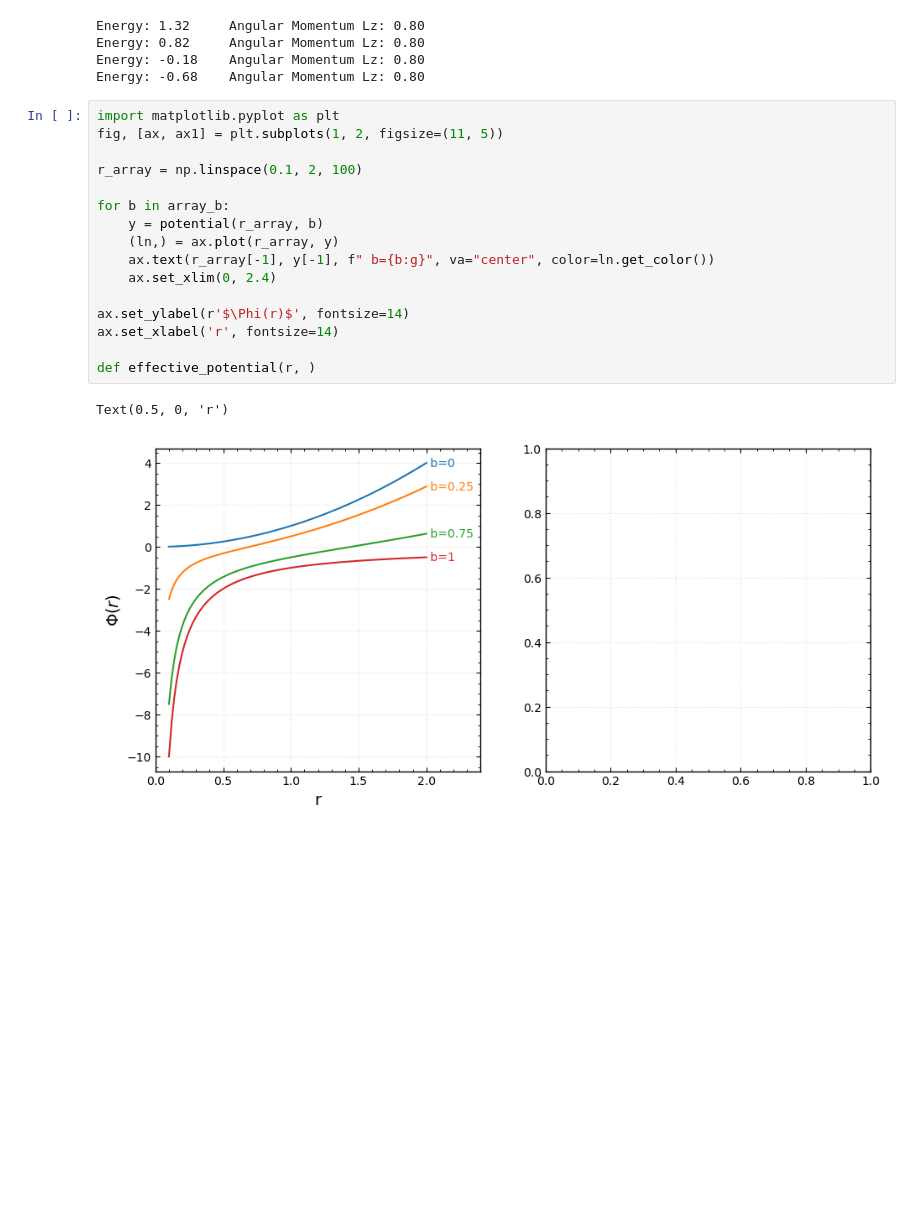
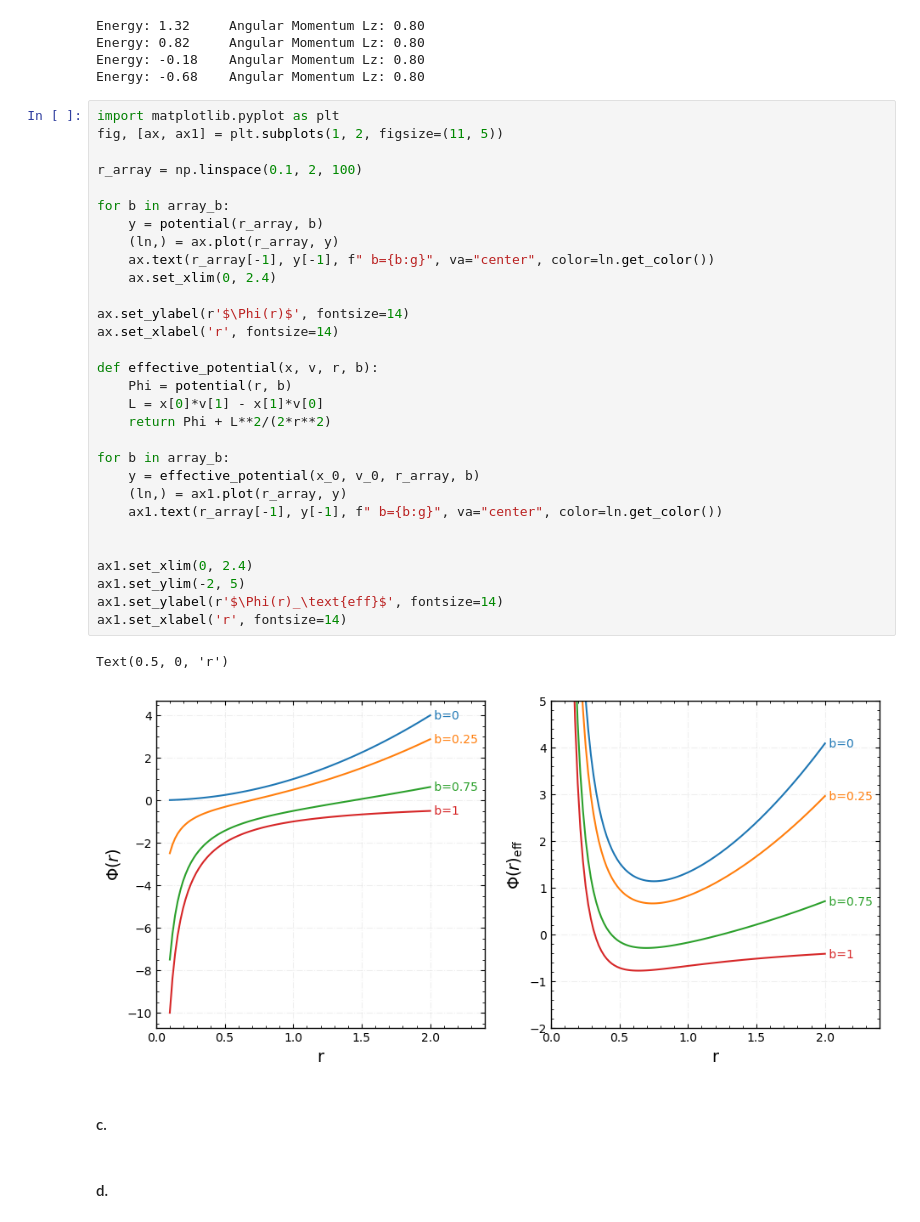
Before and after one commit to nassmohammed/galacticdynamics, a Jupyter notebook: assignment1/submission_a1.ipynb, the cells around one changed output. Cells and saved outputs as stored; diff of their text form; blank space fills up the shorter version.

```diff
--- a/assignment1/submission_a1.ipynb
+++ b/assignment1/submission_a1.ipynb
@@ -232,19 +234,37 @@ Energy: -0.68    Angular Momentum Lz: 0.80
 # %%
 import matplotlib.pyplot as plt
 fig, [ax, ax1] = plt.subplots(1, 2, figsize=(11, 5))
 
 r_array = np.linspace(0.1, 2, 100)
 
 for b in array_b:
     y = potential(r_array, b)
     (ln,) = ax.plot(r_array, y)
     ax.text(r_array[-1], y[-1], f" b={b:g}", va="center", color=ln.get_color())
     ax.set_xlim(0, 2.4)
 
 ax.set_ylabel(r'$\Phi(r)$', fontsize=14)
 ax.set_xlabel('r', fontsize=14)
 
-def effective_potential(r, )
+def effective_potential(x, v, r, b):
+    Phi = potential(r, b)
+    L = x[0]*v[1] - x[1]*v[0]
+    return Phi + L**2/(2*r**2)
+
+for b in array_b:
+    y = effective_potential(x_0, v_0, r_array, b)
+    (ln,) = ax1.plot(r_array, y)
+    ax1.text(r_array[-1], y[-1], f" b={b:g}", va="center", color=ln.get_color())
+
+
+ax1.set_xlim(0, 2.4)
+ax1.set_ylim(-2, 5)
+ax1.set_ylabel(r'$\Phi(r)_\text{eff}$', fontsize=14)
+ax1.set_xlabel('r', fontsize=14)
 # %% [output]
 Text(0.5, 0, 'r')
-[figure, old version]
+[figure, new version]
+# %% [markdown]
+#### c.
+# %% [markdown]
+#### d.
```
Also changed, not shown: parts of 5 cells of this notebook, 4 other files.
